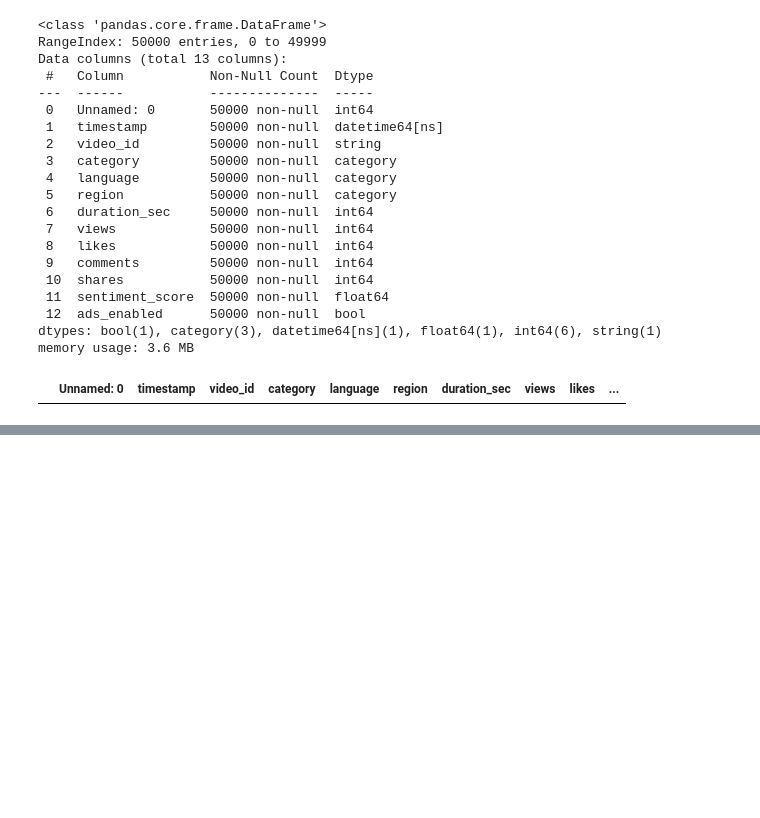
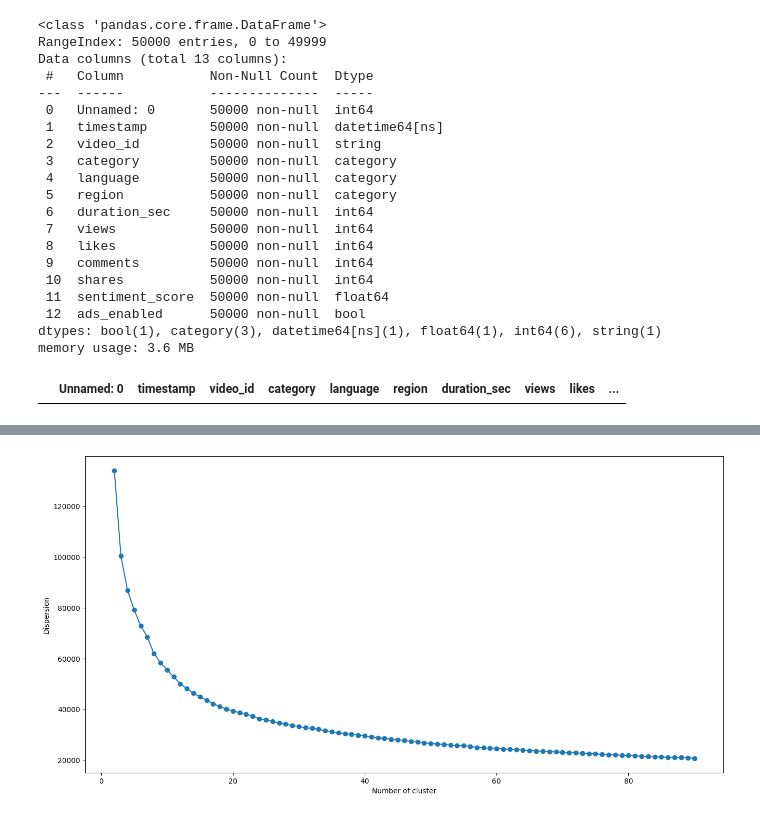
Before and after one commit to Sel-Kata/YouTubeMLProj, a Jupyter notebook: Без названия.ipynb, the cells around one changed output, grey strips where cells are left out. Saved outputs shown, nothing was run; the diff lists cells and outputs as text; code cells hidden in the pictures; blank space fills up the shorter version.

```diff
--- a/Без названия.ipynb
+++ b/Без названия.ipynb
@@ -213,0 +239,13 @@ df.to_csv('calean_dataset.csv', index=False)
+# %%
+k_values = range(2,91)
+inertia = []
+for k in k_values:
+    kmeans = KMeans(n_clusters=k, random_state=0).fit(df_scaled)
+    inertia.append(kmeans.inertia_)
+# %%
+plt.plot(k_values, inertia, marker = "o")
+plt.xlabel("Number of cluster")
+plt.ylabel("Dispersion")
+plt.show()
+# %% [output]
+[figure, added]
```
Also changed, not shown: parts of 18 cells of this notebook.
